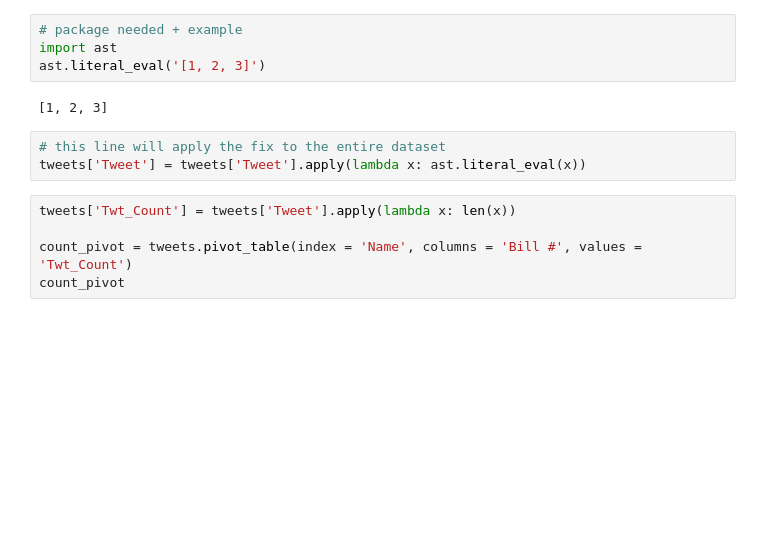
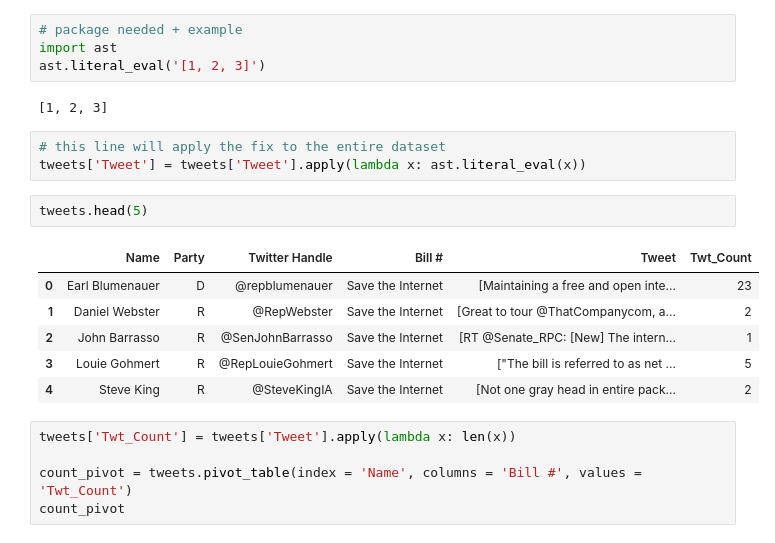
Before and after one commit to annsudhart/politician-twitter-analysis, a Jupyter notebook: Tweet_Truth/Poli_Consistency.ipynb, the cells around one changed output. Cells and saved outputs as stored; diff of their text form; blank space fills up the shorter version.

Commit message:
fixed some errors in analysis and updated tweet_counts

```diff
--- a/Tweet_Truth/Poli_Consistency.ipynb
+++ b/Tweet_Truth/Poli_Consistency.ipynb
@@ -63,6 +63,15 @@ ast.literal_eval('[1, 2, 3]')
 # %%
 # this line will apply the fix to the entire dataset
 tweets['Tweet'] = tweets['Tweet'].apply(lambda x: ast.literal_eval(x))
+# %%
+tweets.head(5)
+# %% [output]
+|  | Name | Party | Twitter Handle | Bill # | Tweet | Twt_Count |
+| 0 | Earl Blumenauer | D | @repblumenauer | Save the Internet | [Maintaining a free and open inte... | 23 |
+| 1 | Daniel Webster | R | @RepWebster | Save the Internet | [Great to tour @ThatCompanycom, a... | 2 |
+| 2 | John Barrasso | R | @SenJohnBarrasso | Save the Internet | [RT @Senate_RPC: [New] The intern... | 1 |
+| 3 | Louie Gohmert | R | @RepLouieGohmert | Save the Internet | ["The bill is referred to as net ... | 5 |
+| 4 | Steve King | R | @SteveKingIA | Save the Internet | [Not one gray head in entire pack... | 2 |
 # %%
 tweets['Twt_Count'] = tweets['Tweet'].apply(lambda x: len(x))
 
```
Also changed, not shown: 4 other files.
